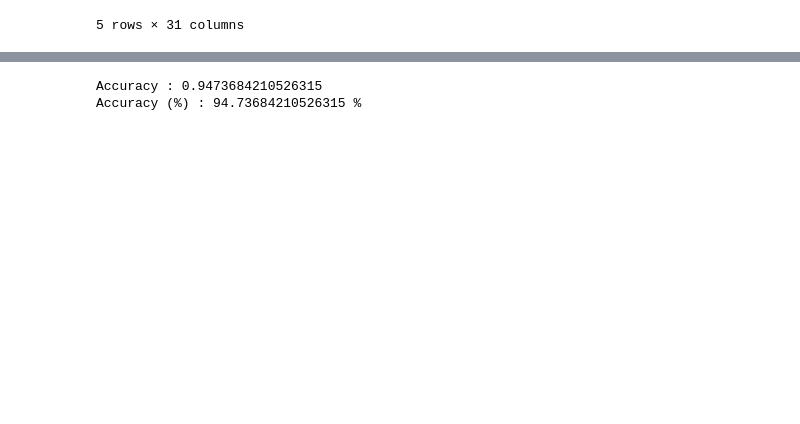
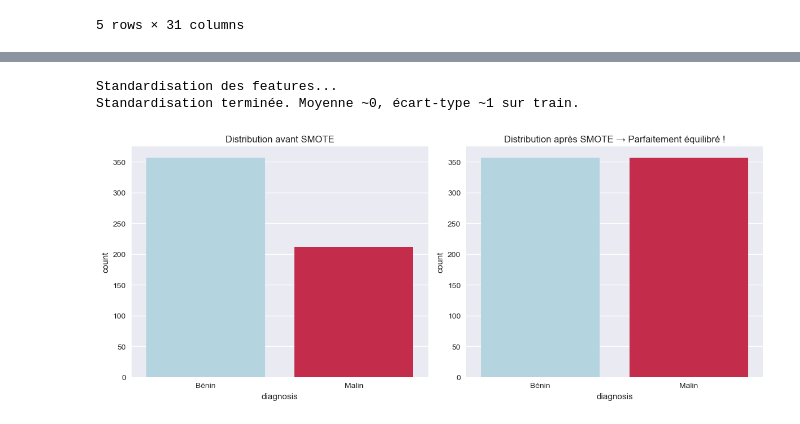
Before and after one commit to youssef060902/Algonomads_ML, a Jupyter notebook: Project.ipynb, the cells around one changed output, grey strips where cells are left out. Saved outputs shown, nothing was run; the diff lists cells and outputs as text; code cells hidden in the pictures; blank space fills up the shorter version.

```diff
--- a/Project.ipynb
+++ b/Project.ipynb
@@ -403,11 +190,36 @@ Classification Report :
-# %%
-from sklearn.metrics import accuracy_score
-
-# Calcul de l'accuracy
-accuracy = accuracy_score(y_test, y_pred)
-
-print("\nAccuracy :", accuracy)
-print("Accuracy (%) :", accuracy * 100, "%")
-# %% [output]
-Accuracy : 0.9473684210526315
-Accuracy (%) : 94.73684210526315 %
+# %%
+# --- Étape 3 : Standardisation (fit sur train seulement !) ---
+print("\nStandardisation des features...")
+
+scaler = StandardScaler()
+
+# Fit sur le train seulement
+X_train_scaled = scaler.fit_transform(X_train)
+X_test_scaled = scaler.transform(X_test)  # Jamais de fit sur test !
+
+# Conversion en DataFrame (plus pratique pour la suite)
+X_train_scaled = pd.DataFrame(X_train_scaled, columns=X.columns, index=X_train.index)
+X_test_scaled = pd.DataFrame(X_test_scaled, columns=X.columns, index=X_test.index)
+
+print("Standardisation terminée. Moyenne ~0, écart-type ~1 sur train.")
+# %% [output]
+Standardisation des features...
+Standardisation terminée. Moyenne ~0, écart-type ~1 sur train.
+# %%
+# --- Petite visualisation post-SMOTE ---
+plt.figure(figsize=(12, 5))
+
+plt.subplot(1, 2, 1)
+sns.countplot(x=y, palette=['lightblue', 'crimson'])
+plt.title("Distribution avant SMOTE")
+plt.xticks([0, 1], ['Bénin', 'Malin'])
+
+plt.subplot(1, 2, 2)
+sns.countplot(x=y_resampled, palette=['lightblue', 'crimson'])
+plt.title("Distribution après SMOTE → Parfaitement équilibré !")
+plt.xticks([0, 1], ['Bénin', 'Malin'])
+
+plt.tight_layout()
+plt.show()
+# %% [output]
+[figure, added]
```
Also changed, not shown: parts of 32 cells of this notebook, 1 other file.
